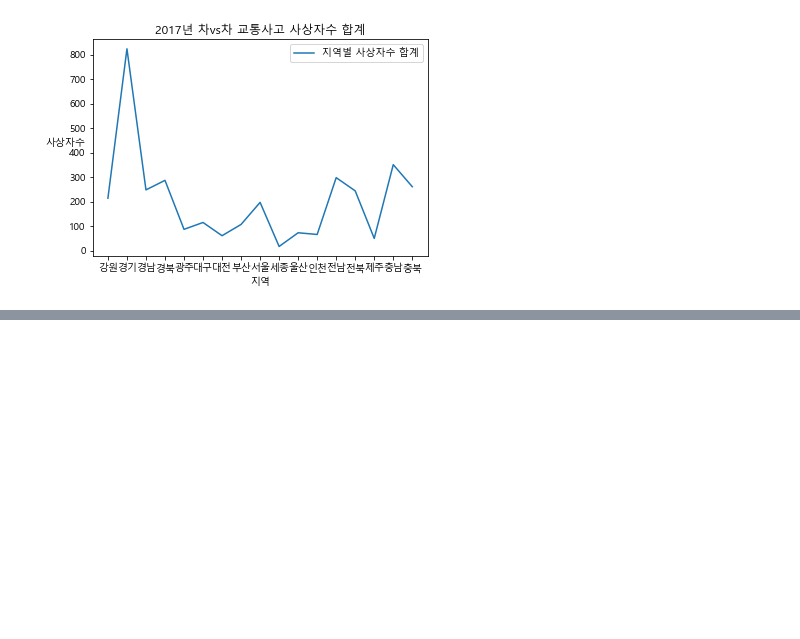
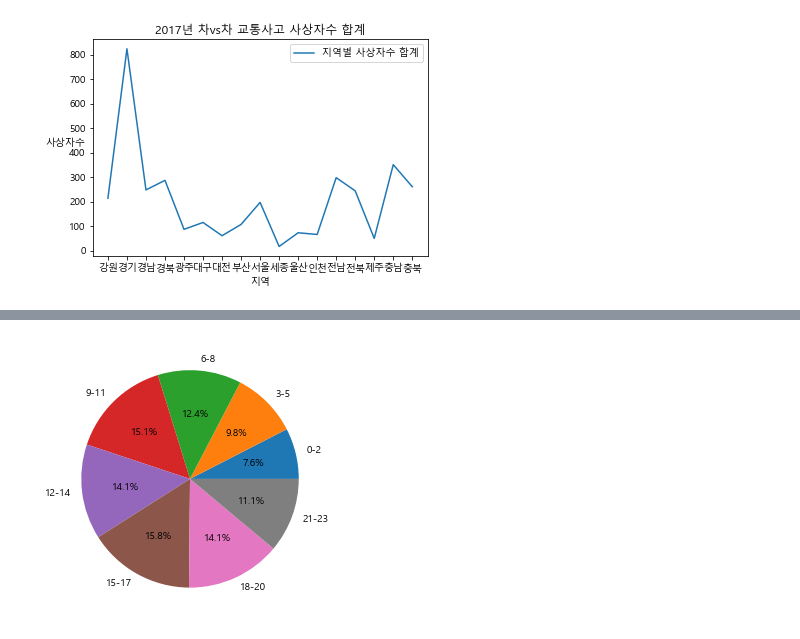
Before and after one commit to eeyeji/Python_Library, a Jupyter notebook: 3일차/Traffic_Accident_2017.ipynb, the cells around one changed output, grey strips where cells are left out. Drawn from its saved outputs; the diff is of its cells as text; code cells hidden in the pictures; blank space fills up the shorter version.

```diff
--- a/3일차/Traffic_Accident_2017.ipynb
+++ b/3일차/Traffic_Accident_2017.ipynb
@@ -128,0 +133,5 @@ plt.show
+# %%
+#발생년월일시에서 시만 출력하기
+time = car.발생년월일시
+time%=100
+time
@@ -128,0 +153,9 @@ plt.show
+# %%
+#bins: 구간 - 왼쪽초과 오른쪽이하
+bins=[-1, 2, 5, 8, 11, 14, 17, 20, 23]
+
+#labels: 구분
+labels=["0-2", "3-5", "6-8", "9-11", "12-14", "15-17", "18-20", "21-23"]
+
+result = pd.cut(time, bins, labels=labels)
+result
@@ -128,0 +192,4 @@ plt.show
+# %%
+#                          정렬해주기
+rs = result.value_counts().sort_index()
+rs
@@ -128,0 +206,9 @@ plt.show
+# %%
+plt.figure(figsize=(5,5))
+
+#     데이터   라벨이름                소수점 한자리까지 실수로 표현
+plt.pie(rs, labels=labels, autopct="%1.1f%%")
+
+plt.show()
+# %% [output]
+[figure, added]
```
Also changed, not shown: parts of 7 cells of this notebook, 1 other file.
